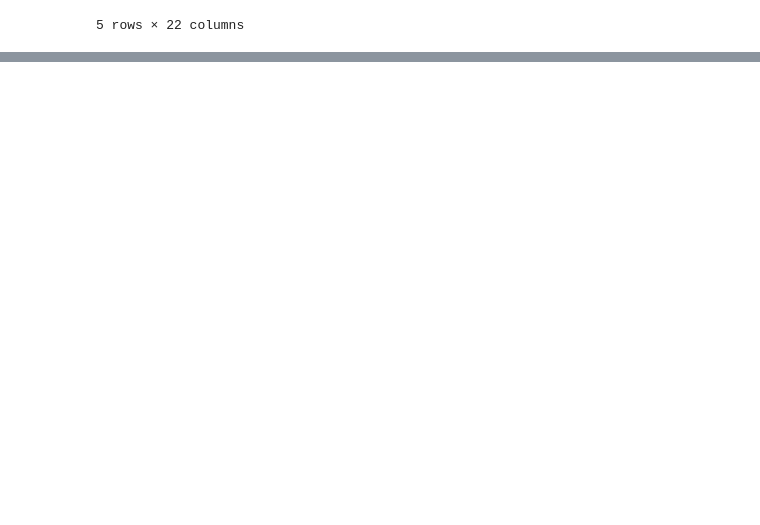
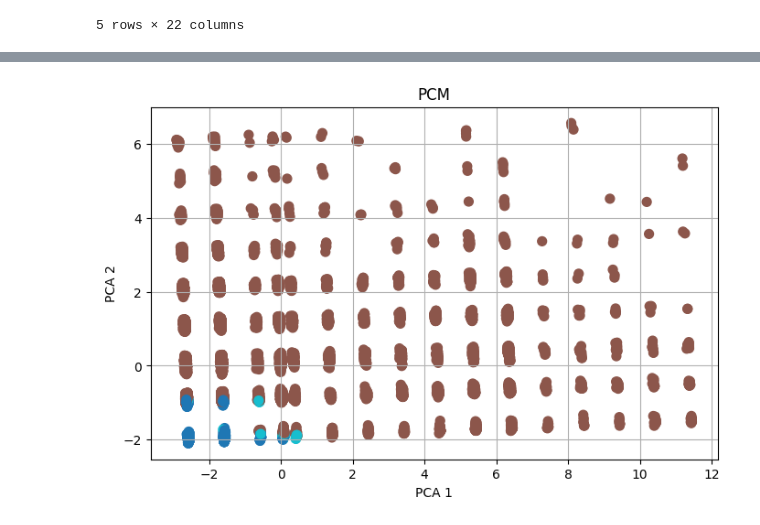
Before and after one commit to Ahmed-alaa47/CI-Project, a Jupyter notebook: CI_project.ipynb, the cells around one changed output, grey strips where cells are left out. Cells and saved outputs as stored; diff of their text form; code cells hidden in the pictures; blank space fills up the shorter version.

```diff
--- a/CI_project.ipynb
+++ b/CI_project.ipynb
@@ -166,0 +184,14 @@ df.head()
+# %%
+def update_centroids(X, U, m):
+    """Update cluster centroids based on membership matrix."""
+    um = U ** m
+    C = (um.T @ X) / np.sum(um.T, axis=1)[:, np.newaxis]
+    return C
+
+def update_gamma(U, dist, m, eta):
+    """Update gamma values for each cluster."""
+    um = U ** m
+    numerator = np.sum(um * dist, axis=0)
+    denominator = np.sum(um, axis=0)
+    gamma = eta * (numerator / denominator)
+    return gamma
@@ -166,0 +217,14 @@ df.head()
+# %%
+df = df.drop('Segmentation' , axis = 1)
+X = df.values.astype(float)
+
+# Step 2: Run PCM
+centroids, membership = pcm(X, k=3, m=2.0, eta=0.5, max_iter=100)
+
+# Step 3: Get hard cluster assignments (optional)
+labels = np.argmax(membership, axis=1)
+df['Cluster'] = labels
+
+# View results
+print("Cluster centroids:\n", centroids)
+print("\nSample cluster assignments:\n", df['Cluster'].value_counts())
@@ -166,0 +252,18 @@ df.head()
+# %%
+from sklearn.decomposition import PCA
+
+def plot_clusters(X, labels, title):
+    pca = PCA(n_components=2)
+    reduced = pca.fit_transform(X)
+
+    plt.figure(figsize=(8, 5))
+    scatter = plt.scatter(reduced[:, 0], reduced[:, 1], c=labels, cmap='tab10', s=50)
+    plt.title(title)
+    plt.xlabel('PCA 1')
+    plt.ylabel('PCA 2')
+    plt.grid(True)
+    plt.show()
+# %%
+plot_clusters(reduced , labels , title = 'PCM')
+# %% [output]
+[figure, added]
```
Also changed, not shown: parts of 4 cells of this notebook.
